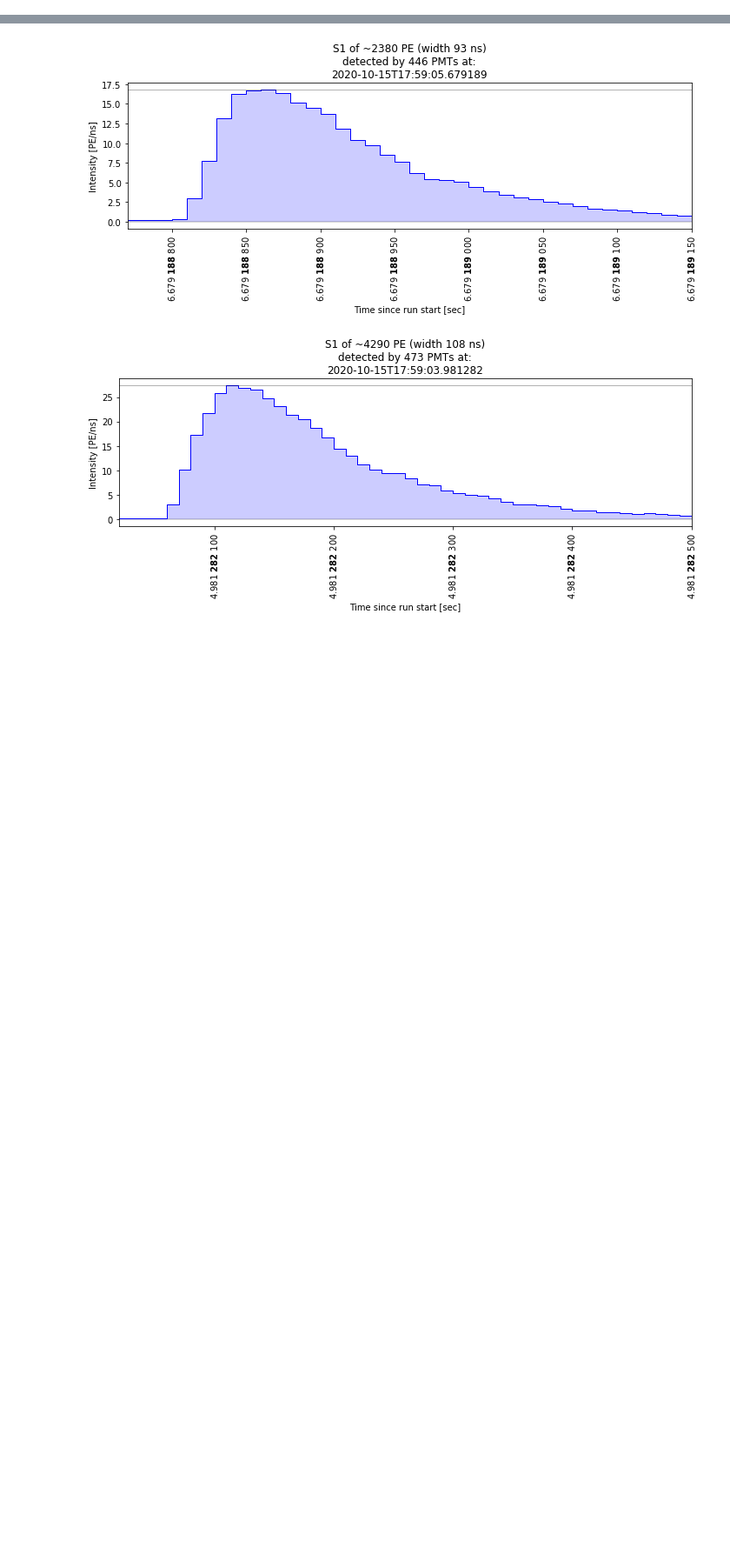
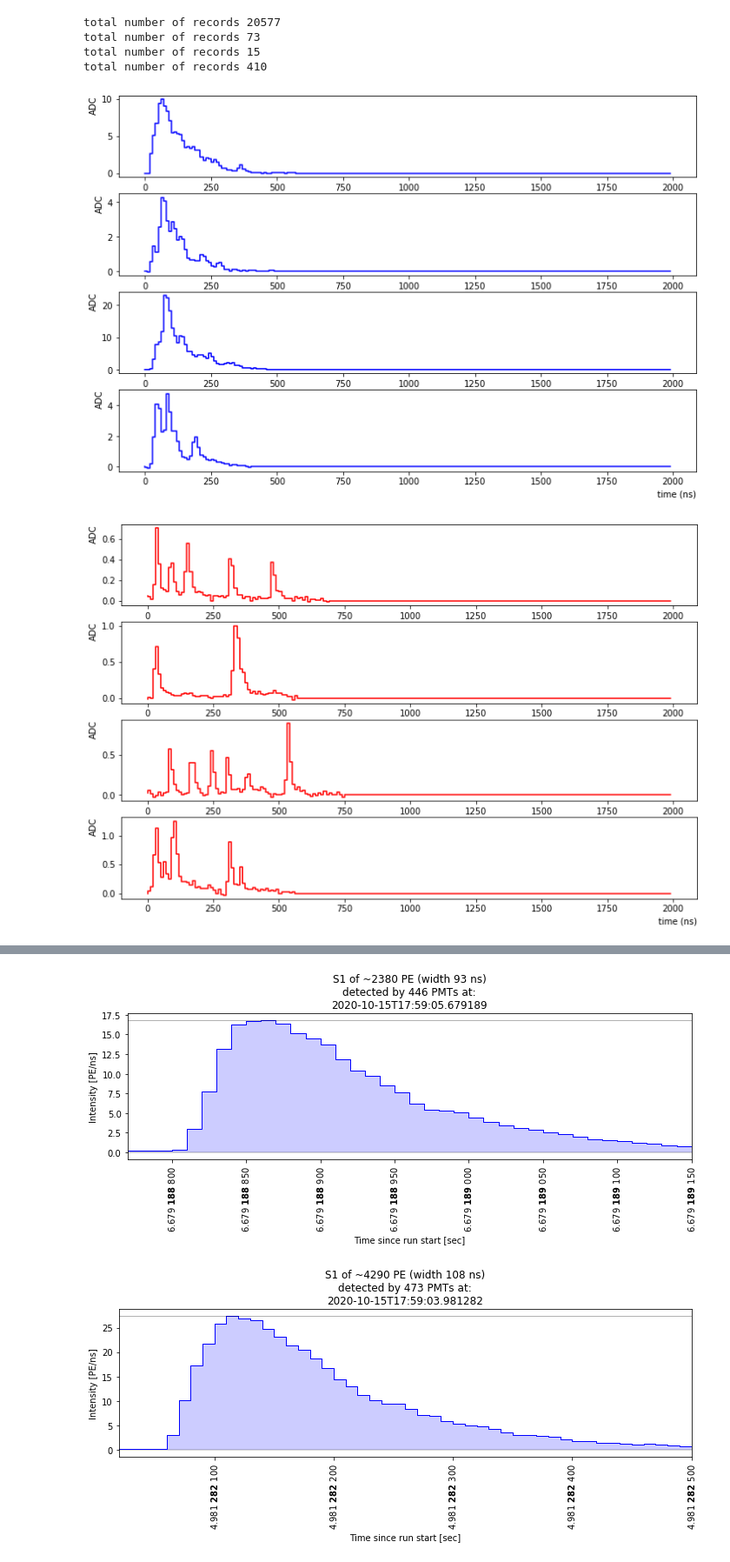
Before and after one commit to valerioda/xenon-note, a Jupyter notebook: fast_response_analysis/firstdata-nT.ipynb, the cells around one changed output, grey strips where cells are left out. Shown at 87% size. Cells and saved outputs as stored; diff of their text form; code cells hidden in the pictures; blank space fills up the shorter version.

```diff
--- a/fast_response_analysis/firstdata-nT.ipynb
+++ b/fast_response_analysis/firstdata-nT.ipynb
@@ -116,3 +143,34 @@ selected_peaks2 = peaks[(peaks['area']>area_cut2[0]) & (peaks['area']<area_cut2[
                        (peaks['range_50p_area']>width_cut2[0]) & (peaks['range_50p_area']<width_cut2[1])]
 selected_peaks3 = peaks[(peaks['area']>area_cut3[0]) & (peaks['area']<area_cut3[1]) &
                        (peaks['range_50p_area']>width_cut3[0]) & (peaks['range_50p_area']<width_cut3[1])]
+# %%
+def plotwf(peaks,nn,area_cut,width_cut,color='b'):
+    peaks=peaks[(peaks['area']<area_cut[1])&(peaks['area']>area_cut[0])&
+                     (peaks['range_50p_area']<width_cut[1])&
+                      (peaks['range_50p_area']>width_cut[0])]
+    dt = peaks['dt'][0]
+    print('total number of records',peaks['data'].shape[0])
+    dts = np.arange(0,peaks['data'].shape[1]*dt,dt)
+    fig, axs = plt.subplots(nn,figsize=(12,8))
+    #plt.figure(figsize=(12,6))
+    for i in range(nn):
+        axs[i].plot(dts,peaks['data'][i],drawstyle='steps',color=color)
+        axs[i].set_xlabel("time (ns)", ha='right', x=1)
+        axs[i].set_ylabel(f"ADC", ha='right', y=1)
+# %%
+peaks0 = st.get_array('009510',['peaks','peak_basics'],seconds_range=(0,10),progress_bar=False)
+peaks3 = st.get_array('009516',['peaks','peak_basics'],seconds_range=(0,10),progress_bar=False)
+peaks5 = st.get_array('009523',['peaks','peak_basics'],seconds_range=(0,10),progress_bar=False)
+# %%
+peaks=peaks5
+plotwf(peaks,4,area_cut1,width_cut1,'b')
+plotwf(peaks,4,area_cut2,width_cut2,'r')
+plotwf(peaks,4,area_cut3,width_cut3,'y')
+plotwf(peaks,4,area_cut4,width_cut4,'g')
+# %% [output]
+total number of records 20577
+total number of records 73
+total number of records 15
+total number of records 410
+[figure, added]
+[figure, added]
```
Also changed, not shown: parts of 20 cells of this notebook, 1 other file.
